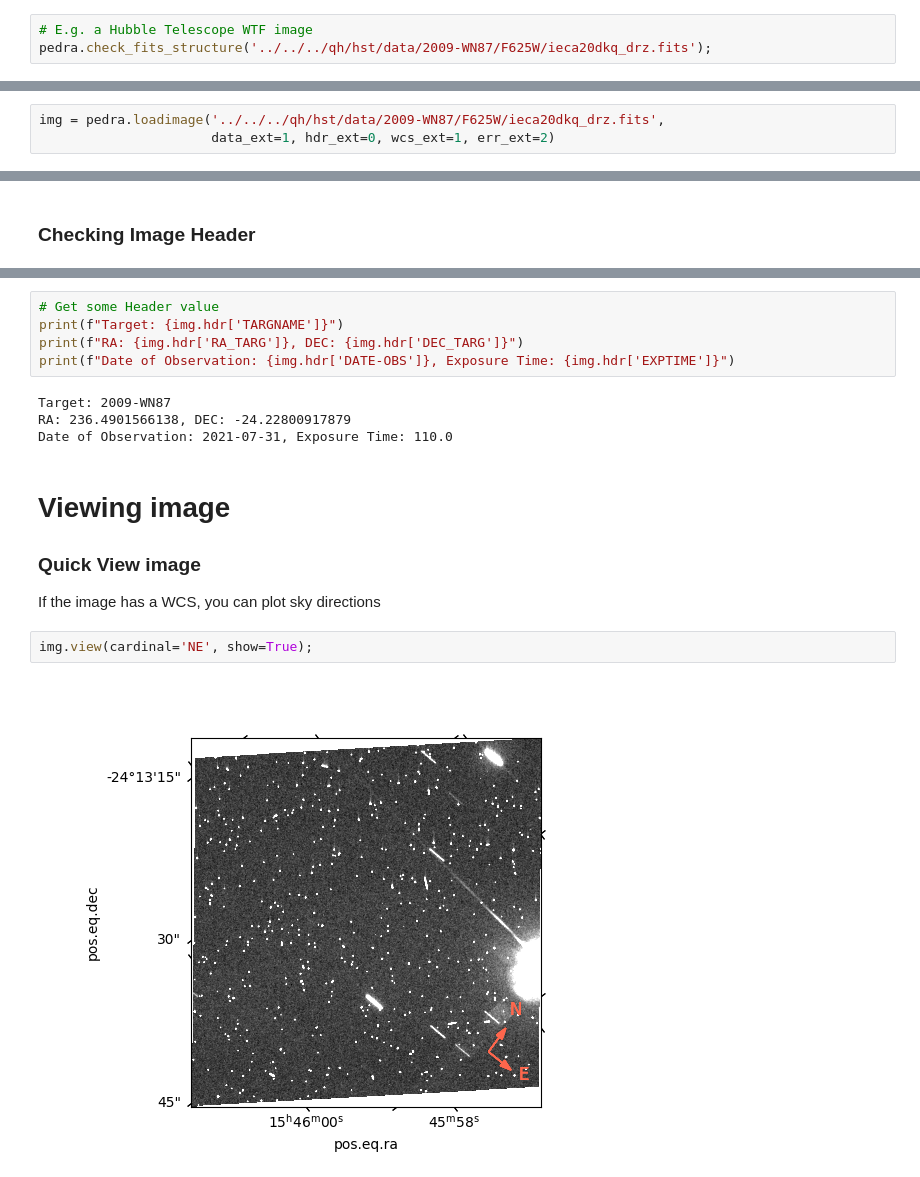
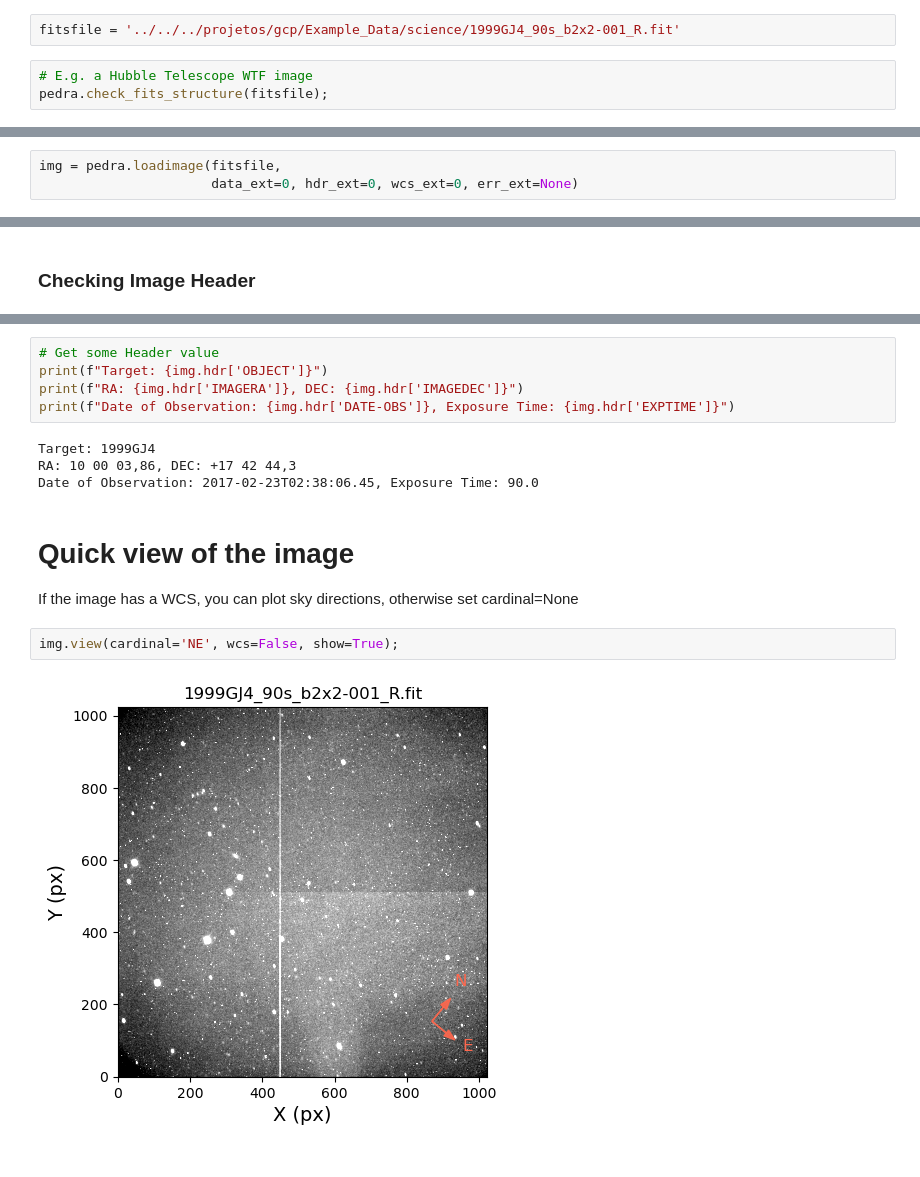
Before and after one commit to mdepra/pedra, a Jupyter notebook: notebooks/Load Image.ipynb, the cells around one changed output, grey strips where cells are left out. Drawn from its saved outputs; the diff is of its cells as text.

```diff
--- a/notebooks/Load Image.ipynb
+++ b/notebooks/Load Image.ipynb
@@ -12,7 +13,9 @@ import pedra
 ## Loading a fits image
 
 If needed, you can check the fits structure. Proper documentation about the FITS file structure should be available at observatory website.
+# %%
+fitsfile = '../../../projetos/gcp/Example_Data/science/1999GJ4_90s_b2x2-001_R.fit'
 # %%
 # E.g. a Hubble Telescope WTF image
-pedra.check_fits_structure('../../../qh/hst/data/2009-WN87/F625W/ieca20dkq_drz.fits');
+pedra.check_fits_structure(fitsfile);
 # %% [output]
@@ -50,7 +49,7 @@ File:      ~/local/anaconda3/lib/python3.9/site-packages/pedra/core.py
 Type:      function
 # %%
-img = pedra.loadimage('../../../qh/hst/data/2009-WN87/F625W/ieca20dkq_drz.fits',
-                      data_ext=1, hdr_ext=0, wcs_ext=1, err_ext=2)
+img = pedra.loadimage(fitsfile,
+                      data_ext=0, hdr_ext=0, wcs_ext=0, err_ext=None)
 # %% [markdown]
 ### Some image properties
 # %%
@@ -89,19 +97,17 @@ invalid command name "128271973764864<lambda>"
 # %%
 # Get some Header value
-print(f"Target: {img.hdr['TARGNAME']}")
-print(f"RA: {img.hdr['RA_TARG']}, DEC: {img.hdr['DEC_TARG']}")
+print(f"Target: {img.hdr['OBJECT']}")
+print(f"RA: {img.hdr['IMAGERA']}, DEC: {img.hdr['IMAGEDEC']}")
 print(f"Date of Observation: {img.hdr['DATE-OBS']}, Exposure Time: {img.hdr['EXPTIME']}")
 # %% [output]
-Target: 2009-WN87
-RA: 236.4901566138, DEC: -24.22800917879
-Date of Observation: 2021-07-31, Exposure Time: 110.0
+Target: 1999GJ4
+RA: 10 00 03,86, DEC: +17 42 44,3
+Date of Observation: 2017-02-23T02:38:06.45, Exposure Time: 90.0
 # %% [markdown]
-# Viewing image
+# Quick view of the image
 
-### Quick View image
-
-If the image has a WCS, you can plot sky directions
+If the image has a WCS, you can plot sky directions, otherwise set cardinal=None
 # %%
-img.view(cardinal='NE', show=True);
+img.view(cardinal='NE', wcs=False, show=True);
 # %% [output]
-[figure, old version]
+[figure, new version]
```
Also changed, not shown: parts of 20 cells of this notebook, 16 other files.
